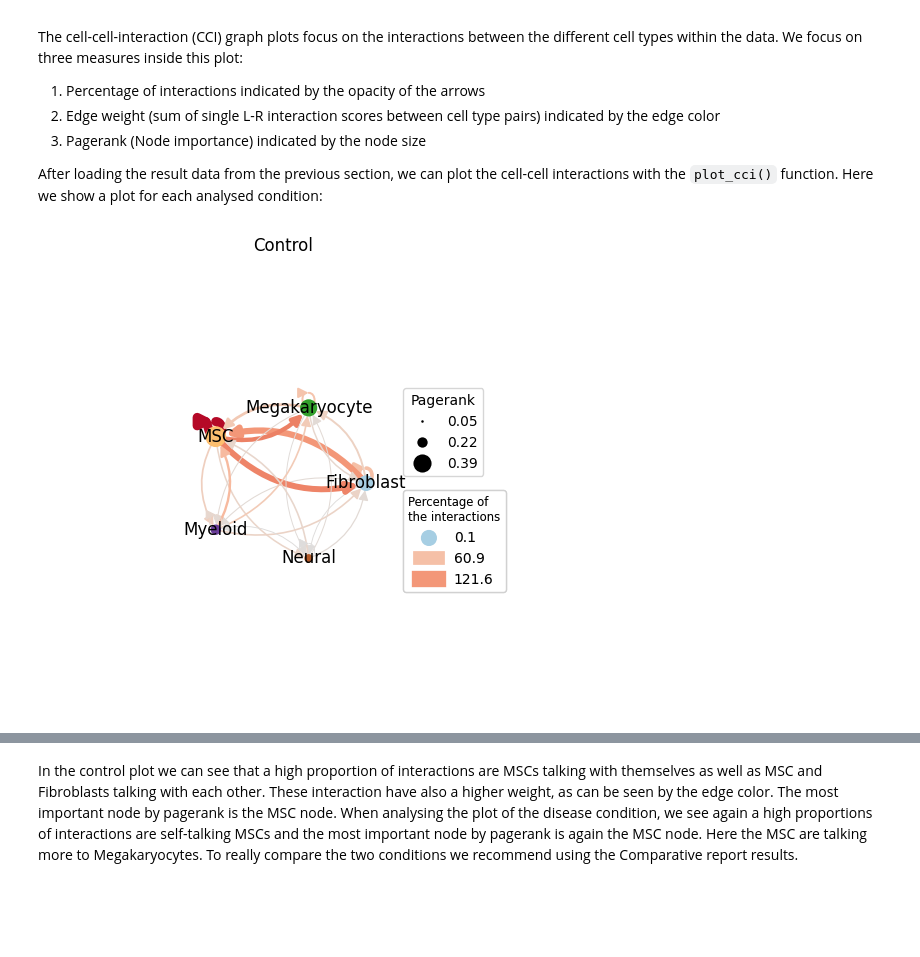
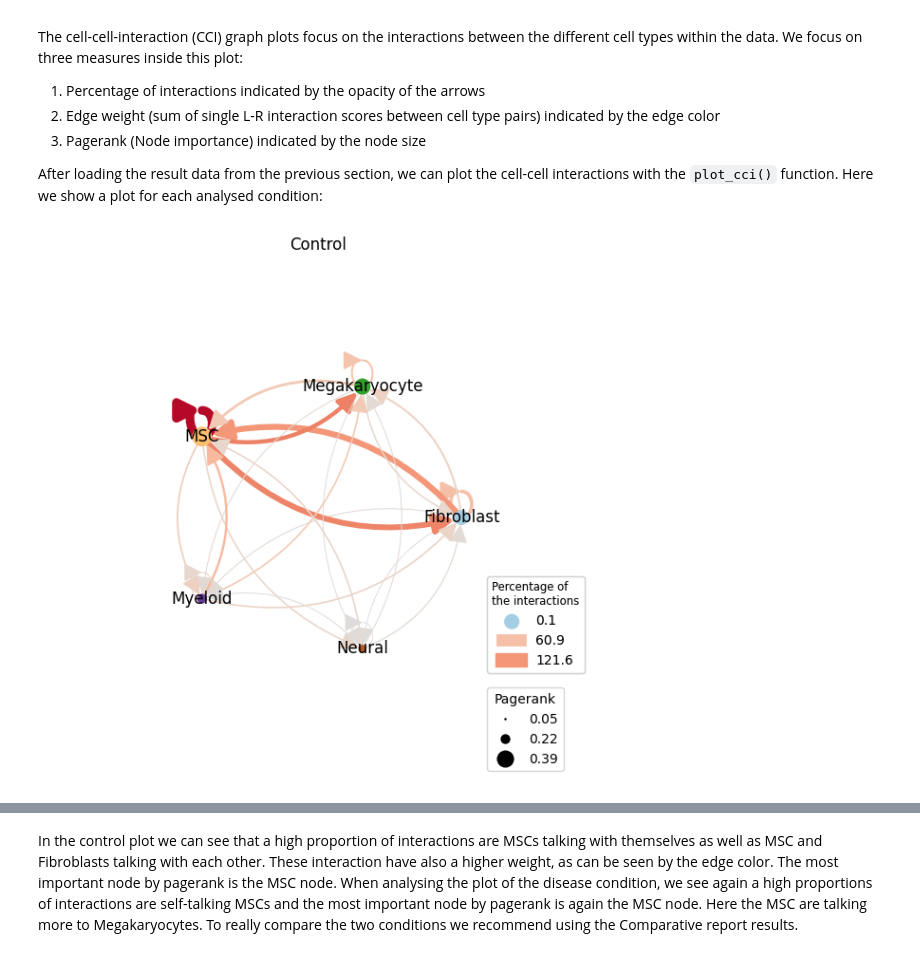
Before and after one commit to CostaLab/pyCrossTalkeR, a Jupyter notebook: docs/source/notebooks/pyCrossTalkeR.ipynb, the cells around one changed output, grey strips where cells are left out. Drawn from its saved outputs; the diff is of its cells as text; code cells hidden in the pictures; blank space fills up the shorter version.

```diff
--- a/docs/source/notebooks/pyCrossTalkeR.ipynb
+++ b/docs/source/notebooks/pyCrossTalkeR.ipynb
@@ -42,17 +44,17 @@ After loading the result data from the previous section, we can plot the cell-ce
 # %%
 ctpl.plot.plot_cci(graph=data["graphs"]["CTR"],
          colors=data["colors"],
          plt_name='Control',
          coords=data["coords"],
          emax= None,
          leg= False,
          low= 0,
          high= 0,
          ignore_alpha= False,
          log= False,
          efactor= 6,
          vfactor= 0.03,
-         pg= data["rankings"]["CTR"]["Pagerank"],
-         figsize=(5,5))
+         pg= data["rankings"]["CTR"]["Pagerank"]
+         )
 # %% [output]
-[figure, old version]
+[figure, new version]
```
Also changed, not shown: parts of 28 cells of this notebook, 16 other files.
